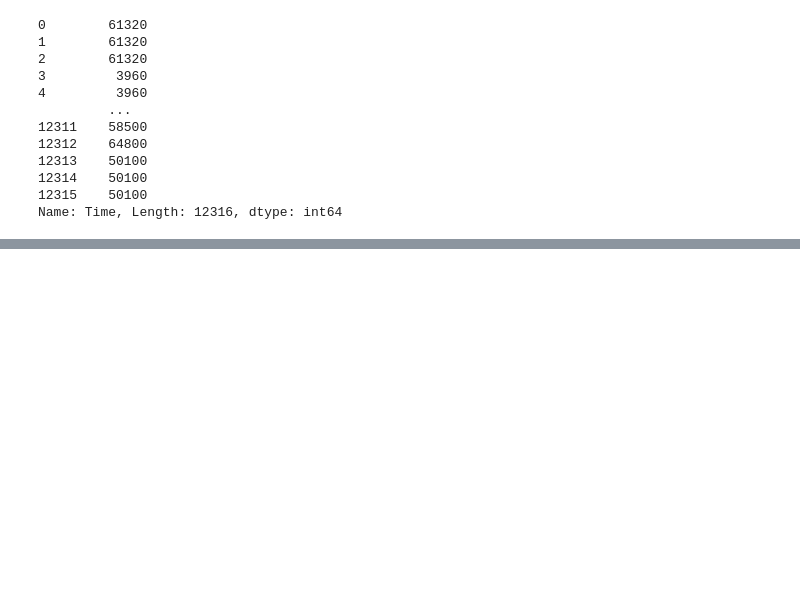
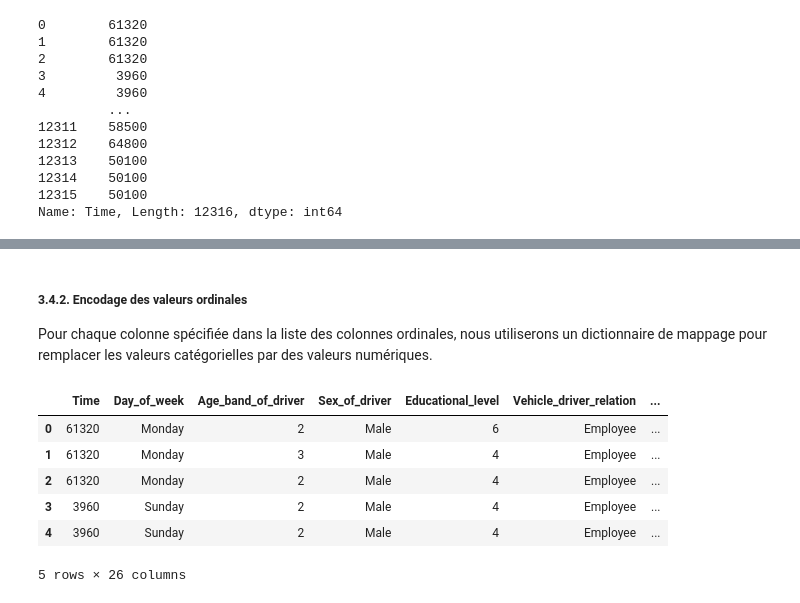
Before and after one commit to dohabenhabbach/Road-Traffic-Accident-Severity-Classification, a Jupyter notebook: road_trafic_accidents.ipynb, the cells around one changed output, grey strips where cells are left out. Cells and saved outputs as stored; diff of their text form; code cells hidden in the pictures; blank space fills up the shorter version.

Commit message:
Encodage des valeurs ordinales

```diff
--- a/road_trafic_accidents.ipynb
+++ b/road_trafic_accidents.ipynb
@@ -638,0 +646,36 @@ Name: Time, Length: 12316, dtype: int64
+# %%
+numerical_cols = ['Time', 'Number_of_vehicles_involved', 'Number_of_casualties']
+ordinal_cols = ['Age_band_of_driver', 'Educational_level','Driving_experience', 'Light_conditions']
+non_ordinal_cols = [x for x in data.columns if x not in numerical_cols + ordinal_cols]
+# %% [markdown]
+##### **3.4.2. Encodage des valeurs ordinales**
+Pour chaque colonne spécifiée dans la liste des colonnes ordinales, nous utiliserons un dictionnaire de mappage pour remplacer les valeurs catégorielles par des valeurs numériques.
+# %%
+# creation de mappings
+Age_band_of_driver_dict = {'Under 18' : 1, '18-30' : 2, '31-50' : 3, 'Over 51' : 4, 'unknown' : 10, 1 : 1, 2 : 2, 3 : 3, 4 : 4, 10 : 10}
+Educational_level_dict = {'Illiterate' : 1, 'Writing & reading' : 2, 'Elementary school' : 3, 'Junior high school' : 4, 'High school' : 5, 'Above high school' : 6, 'unknown' : 10, 1 : 1, 2 : 2, 3 : 3, 4 : 4, 5 : 5, 6 : 6, 10 : 10}
+Driving_experience_dict = {'Below 1yr' : 1, '1-2yr' : 2, '2-5yr' : 3, '5-10yr' : 4, 'Above 10yr' : 5, 'No Licence' : 0, 'unknown' : 10, 1 : 1, 2 : 2, 3 : 3, 4 : 4, 5 : 5, 8 : 8, 10 : 10}
+Light_conditions_dict = {'Darkness - no lighting' : 1, 'Darkness - lights lit' : 2, 'Daylight' : 3, 1 : 1, 2 : 2, 3 : 3}
+Accident_severity_dict = {'Slight Injury' : 1, 'Serious Injury' : 2, 'Fatal injury' : 3, 1 : 1, 2 : 2, 3 : 3}
+# %%
+encoder_dict = {'Age_band_of_driver' : Age_band_of_driver_dict,
+                       'Educational_level' : Educational_level_dict,
+                       'Driving_experience' : Driving_experience_dict,
+                       'Light_conditions' : Light_conditions_dict,
+                       'Accident_severity' : Accident_severity_dict
+                      }
+# %%
+# remplacer les valeurs
+for feature in ordinal_cols:
+    if feature in encoder_dict:
+        data[feature] = data[feature].map(encoder_dict[feature])
+# %%
+data.head()
+# %% [output]
+|  | Time | Day_of_week | Age_band_of_driver | Sex_of_driver | Educational_level | Vehicle_driver_relation | ... |
+| 0 | 61320 | Monday | 2 | Male | 6 | Employee | ... |
+| 1 | 61320 | Monday | 3 | Male | 4 | Employee | ... |
+| 2 | 61320 | Monday | 2 | Male | 4 | Employee | ... |
+| 3 | 3960 | Sunday | 2 | Male | 4 | Employee | ... |
+| 4 | 3960 | Sunday | 2 | Male | 4 | Employee | ... |
+5 rows × 26 columns
```
Also changed, not shown: parts of 1 cell of this notebook.
